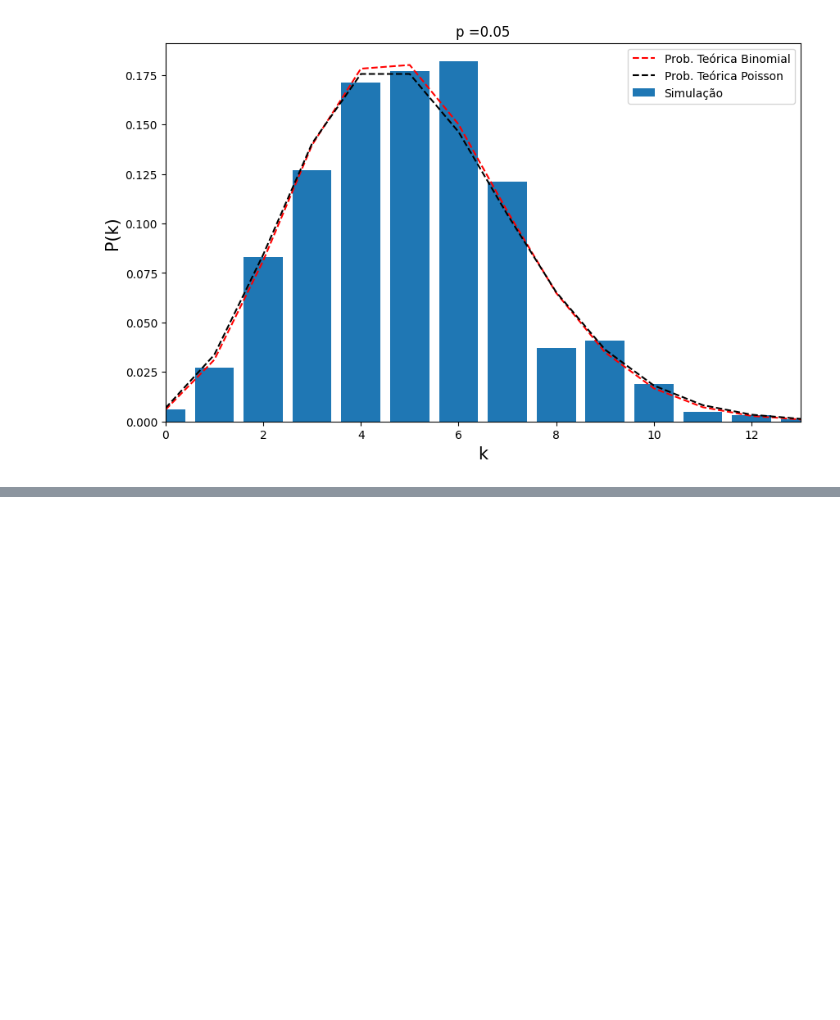
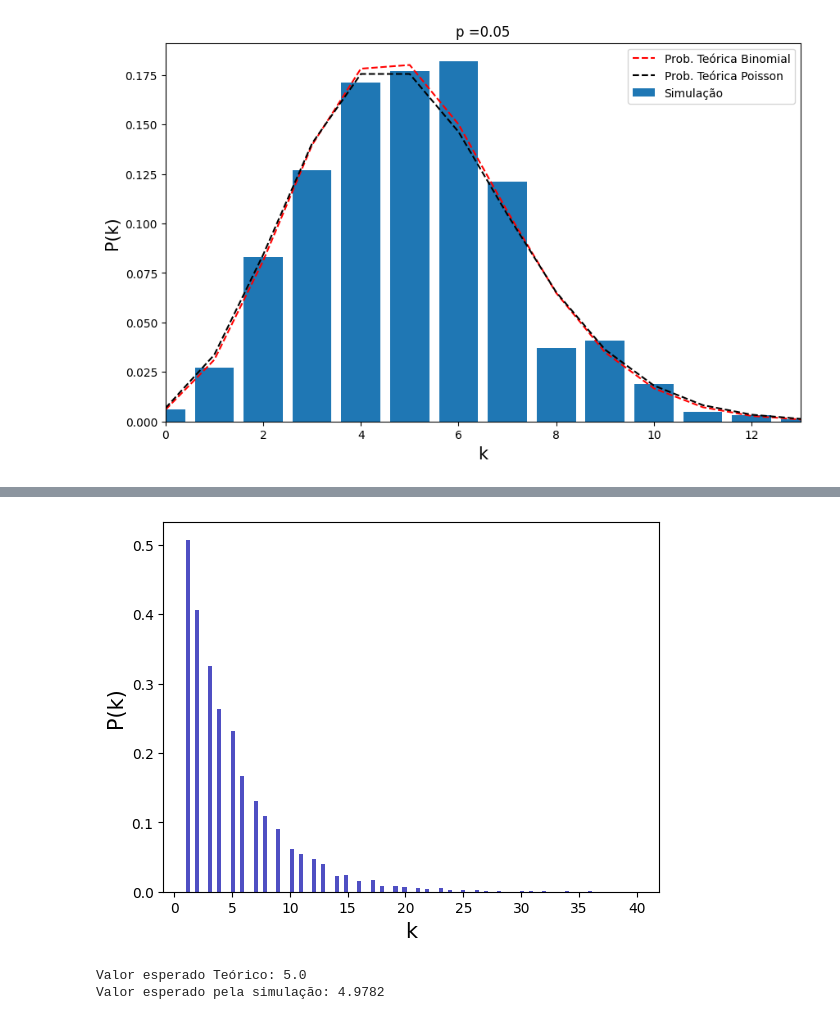
Before and after one commit to HyagoAllyf/introduction_to_probability_theory, a Jupyter notebook: Distribuicoes_de_Probabilidades.ipynb, the cells around one changed output, grey strips where cells are left out. Cells and saved outputs as stored; diff of their text form; code cells hidden in the pictures; blank space fills up the shorter version.

Commit message:
Distribuição Geométrica
Aqui adicionei uma simulação de uma Distribuição Geométrica

```diff
--- a/Distribuicoes_de_Probabilidades.ipynb
+++ b/Distribuicoes_de_Probabilidades.ipynb
@@ -77,0 +86,18 @@ for p in vp:
+# %%
+import numpy as np
+import matplotlib.pyplot as plt
+
+p = 0.2
+n = 10000 #
+x = np.random.geometric(p, size=n)
+count, bins, ignored = plt.hist(x, bins=k, density=True, color='#0504aa', alpha=0.7, rwidth=0.9)
+
+plt.xlabel('k', fontsize= 15)
+plt.ylabel('P(k)', fontsize= 15)
+plt.show(True)
+print('Valor esperado Teórico:', 1/p)
+print('Valor esperado pela simulação:', np.sum(x)/len(x))
+# %% [output]
+[figure, added]
+Valor esperado Teórico: 5.0
+Valor esperado pela simulação: 4.9782
```
Also changed, not shown: parts of 1 cell of this notebook.
